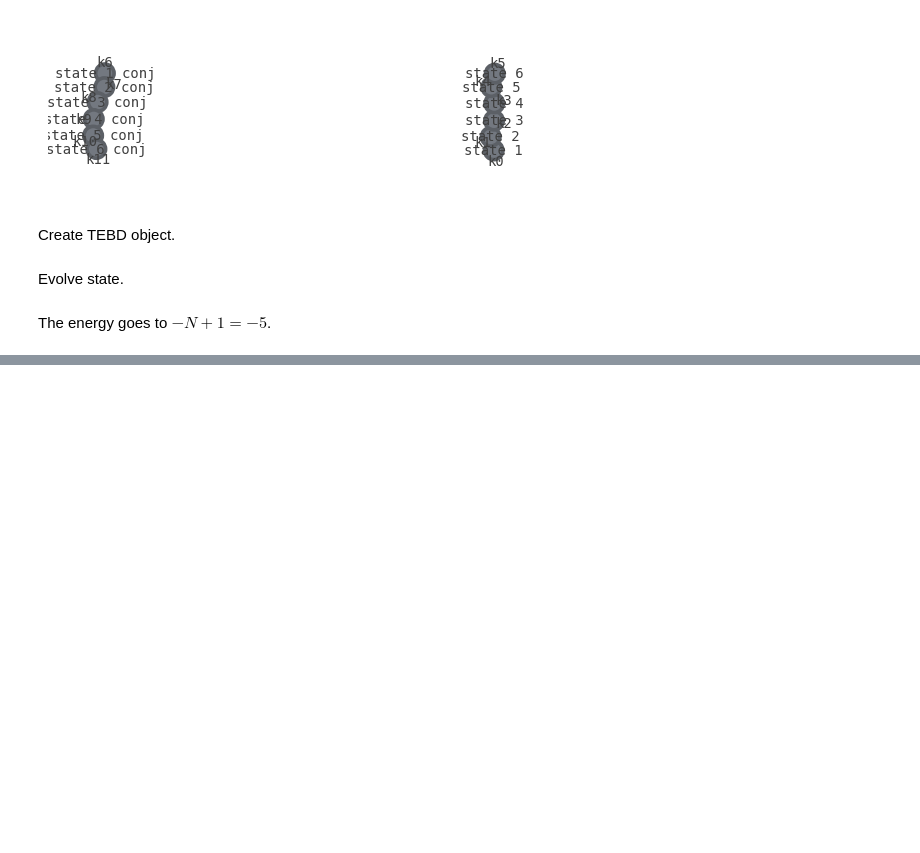
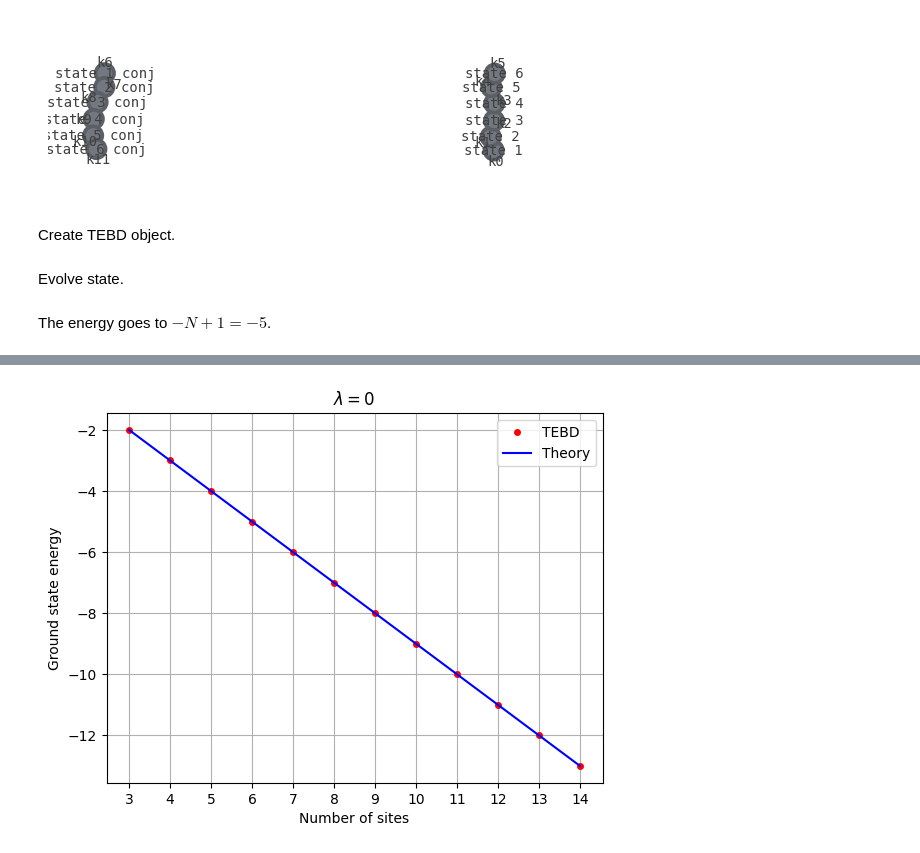
Before and after one commit to jchryssanthacopoulos/quantum_information, a Jupyter notebook: final_project/notebooks/tebd_finite.ipynb, the cells around one changed output, grey strips where cells are left out. Saved outputs shown, nothing was run; the diff lists cells and outputs as text; code cells hidden in the pictures; blank space fills up the shorter version.

```diff
--- a/final_project/notebooks/tebd_finite.ipynb
+++ b/final_project/notebooks/tebd_finite.ipynb
@@ -106,0 +99,24 @@ plt.colorbar();
+# %%
+tau = 0.01
+num_iter = 500
+mid_steps = 100
+# %%
+N_list = range(3, 15)
+# %%
+energies = []
+
+for N in N_list:
+    # create matrix product states
+    MPS = MatrixProductState(d=d, N=N, bond_dim=bond_dim)
+
+    # create Hamiltonians
+    loc_ham_ising = LocalIsingHamiltonian(N, lmda)
+    glob_ham_ising = IsingHamiltonian(N, lmda)
+
+    # create TEBD object
+    tebd_obj = TEBD(MPS, loc_ham_ising, glob_ham_ising, evol_type="imag")
+
+    # run algorithm
+    energies_N, wave_functions_N = run_tebd(tebd_obj, tau, num_iter, mid_steps)
+
+    energies.append(energies_N[-1])
@@ -106,0 +141,14 @@ plt.colorbar();
+# %%
+energies_theoretical = [-N + 1 for N in N_list]
+# %%
+plt.plot(N_list, energies, 'ro', label="TEBD", markersize=4)
+plt.plot(N_list, energies_theoretical, "b-", label="Theory")
+plt.xlabel("Number of sites")
+plt.ylabel("Ground state energy")
+plt.xticks(N_list)
+plt.legend()
+plt.title("$\lambda=0$")
+plt.grid()
+plt.savefig('../figures/ground_state_energy_lambda_0.png', bbox_inches='tight', dpi=300);
+# %% [output]
+[figure, added]
```
Also changed, not shown: parts of 9 cells of this notebook, 4 other files.
